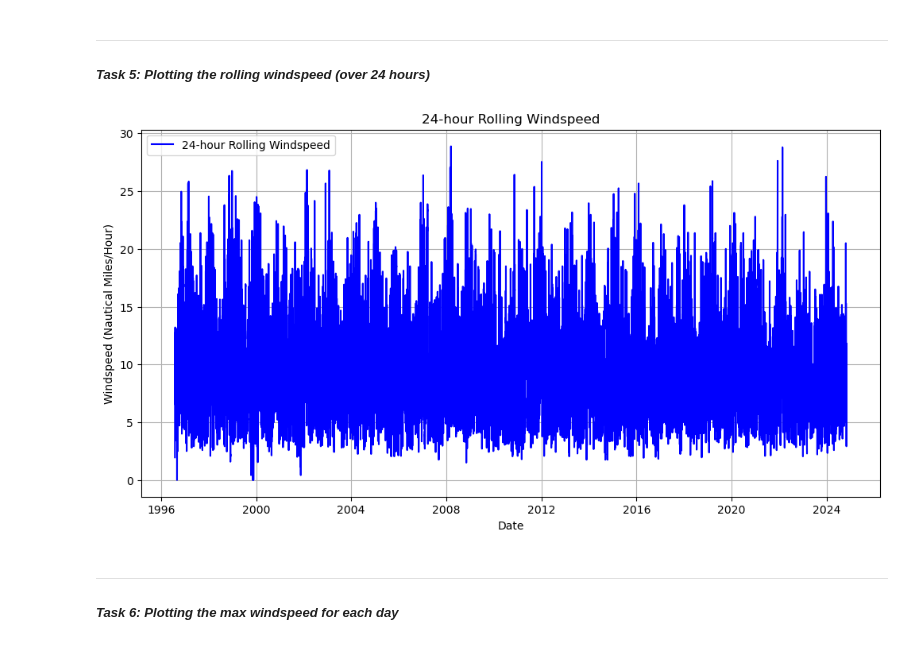
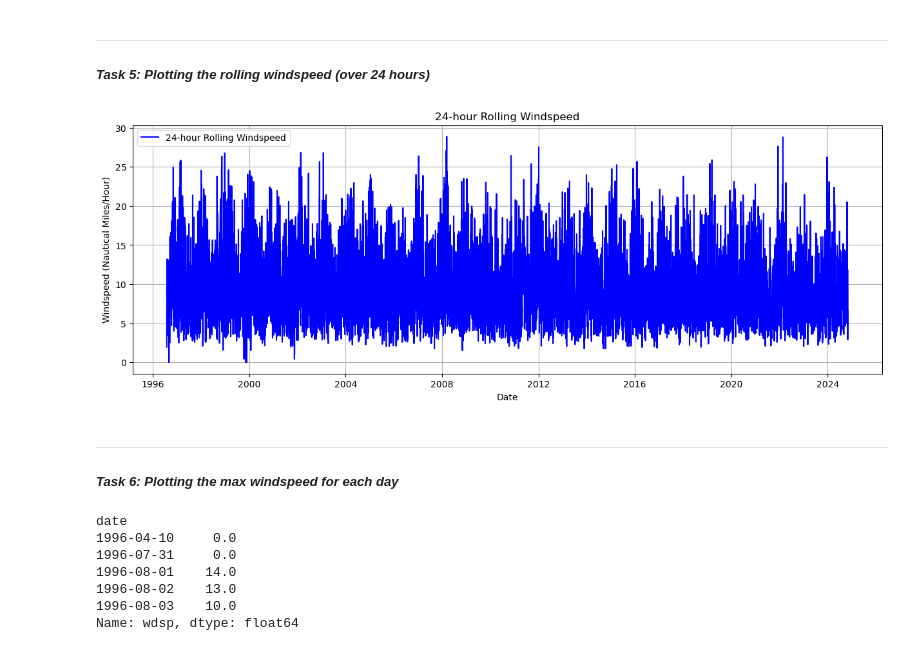
Before and after one commit to ermelinda-q/PFDA, a Jupyter notebook: assignments/assignment_6_weather.ipynb, the cells around one changed output. Cells and saved outputs as stored; diff of their text form; code cells hidden in the pictures.

Commit message:
max windspeed daily

```diff
--- a/assignments/assignment_6_weather.ipynb
+++ b/assignments/assignment_6_weather.ipynb
@@ -220,17 +220,30 @@ plt.show()
 # Calculating rolling wind speed over 24 hours
 rolling_wind_speed = df_wind_speed['wdsp'].rolling(window=24).mean()
 # %%
-# Plott24 hours rolling  windspeed.
-plt.figure(figsize=(12, 6))
+# Plotting 24 hours rolling  windspeed.
+plt.figure(figsize=(15, 5))
 plt.plot(df_wind_speed['date'], rolling_wind_speed, label='24-hour Rolling Windspeed', color='blue')
 plt.title('24-hour Rolling Windspeed')
 plt.xlabel('Date')
 plt.ylabel('Windspeed (Nautical Miles/Hour)')
 plt.legend()
 plt.grid(True)
 plt.show()
 # %% [output]
-[figure, old version]
+[figure, new version]
 # %% [markdown]
 ***
 ##### _Task 6: Plotting the max windspeed for each day_
+# %%
+# Grouping the dataset by date and getting the max wind speed for each date.
+daily_max_windspeed = df_wind_speed.groupby(df_wind_speed['date'].dt.date)['wdsp'].max()
+# Checking that all works
+daily_max_windspeed.head()
+# %% [output]
+date
+1996-04-10     0.0
+1996-07-31     0.0
+1996-08-01    14.0
+1996-08-02    13.0
+1996-08-03    10.0
+Name: wdsp, dtype: float64
```
Also changed, not shown: parts of 2 cells of this notebook.
